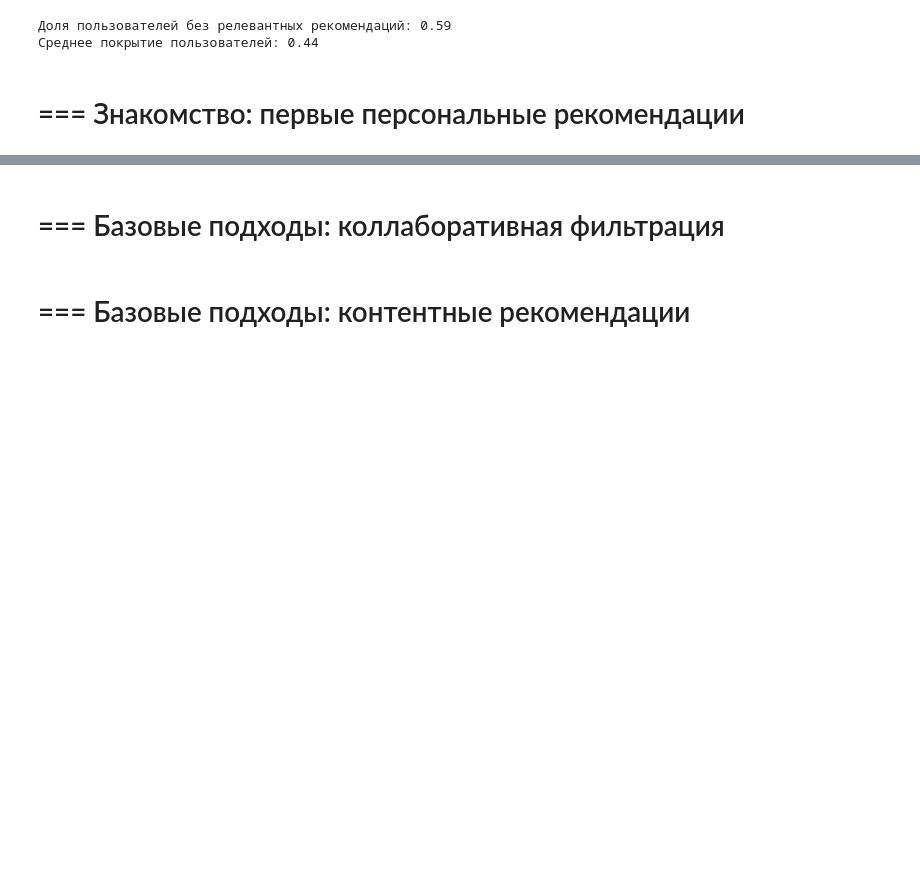
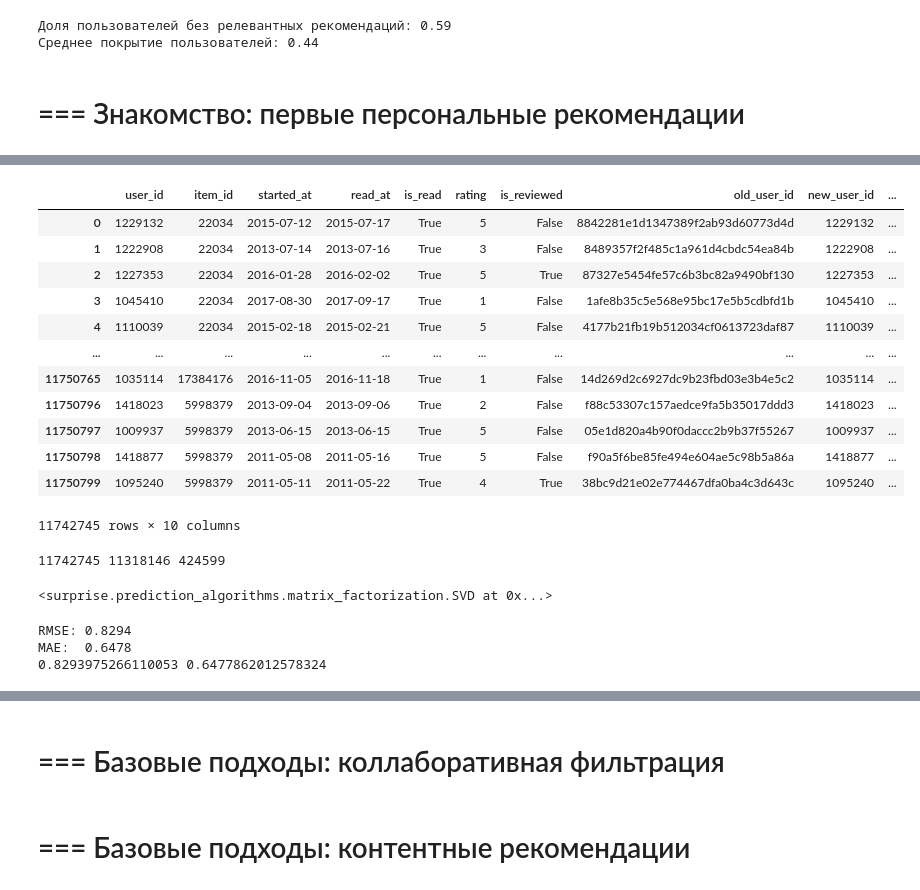
Before and after one commit to khromenko/mle-recsys-start, a Jupyter notebook: main_offline.ipynb, the cells around one changed output, grey strips where cells are left out. Saved outputs shown, nothing was run; the diff lists cells and outputs as text; code cells hidden in the pictures; blank space fills up the shorter version.

Commit message:
Урок 5/6. Матрица взаимодействий и первые персональные рекомендации - завершен

```diff
--- a/main_offline.ipynb
+++ b/main_offline.ipynb
@@ -220,0 +362,62 @@ print(f"Среднее покрытие пользователей: {cold_users_
+# %%
+user_counts = events.groupby('item_id').agg(item_user_count=('user_id', 'nunique'))
+events = events.merge(user_counts, on='item_id')
+
+n_users_limit = 4
+events = events.query('item_user_count >= @n_users_limit')
+events
+# %% [output]
+|  | user_id | item_id | started_at | read_at | is_read | rating | is_reviewed | old_user_id | new_user_id | ... |
+| 0 | 1229132 | 22034 | 2015-07-12 | 2015-07-17 | True | 5 | False | 8842281e1d1347389f2ab93d60773d4d | 1229132 | ... |
+| 1 | 1222908 | 22034 | 2013-07-14 | 2013-07-16 | True | 3 | False | 8489357f2f485c1a961d4cbdc54ea84b | 1222908 | ... |
+| 2 | 1227353 | 22034 | 2016-01-28 | 2016-02-02 | True | 5 | True | 87327e5454fe57c6b3bc82a9490bf130 | 1227353 | ... |
+| 3 | 1045410 | 22034 | 2017-08-30 | 2017-09-17 | True | 1 | False | 1afe8b35c5e568e95bc17e5b5cdbfd1b | 1045410 | ... |
+| 4 | 1110039 | 22034 | 2015-02-18 | 2015-02-21 | True | 5 | False | 4177b21fb19b512034cf0613723daf87 | 1110039 | ... |
+| ... | ... | ... | ... | ... | ... | ... | ... | ... | ... | ... |
+| 11750765 | 1035114 | 17384176 | 2016-11-05 | 2016-11-18 | True | 1 | False | 14d269d2c6927dc9b23fbd03e3b4e5c2 | 1035114 | ... |
+| 11750796 | 1418023 | 5998379 | 2013-09-04 | 2013-09-06 | True | 2 | False | f88c53307c157aedce9fa5b35017ddd3 | 1418023 | ... |
+| 11750797 | 1009937 | 5998379 | 2013-06-15 | 2013-06-15 | True | 5 | False | 05e1d820a4b90f0daccc2b9b37f55267 | 1009937 | ... |
+| 11750798 | 1418877 | 5998379 | 2011-05-08 | 2011-05-16 | True | 5 | False | f90a5f6be85fe494e604ae5c98b5a86a | 1418877 | ... |
+| 11750799 | 1095240 | 5998379 | 2011-05-11 | 2011-05-22 | True | 4 | True | 38bc9d21e02e774467dfa0ba4c3d643c | 1095240 | ... |
+11742745 rows × 10 columns
+# %%
+train_test_global_time_split_date = pd.to_datetime("2017-08-01").date()
+
+train_test_global_time_split_idx = events["started_at"] < train_test_global_time_split_date
+events_train = events[train_test_global_time_split_idx] # ваш код здесь #
+events_test = events[~train_test_global_time_split_idx]
+
+print(len(events), len(events_train), len(events_test))
+# %% [output]
+11742745 11318146 424599
+# %%
+from surprise import Dataset, Reader
+from surprise import SVD
+
+reader = Reader(rating_scale=(1, 5))
+surprise_train_set = Dataset.load_from_df(events_train[['user_id', 'item_id', 'rating']], reader)
+surprise_train_set = surprise_train_set.build_full_trainset()
+
+# инициализируем модель
+svd_model = SVD(n_factors=100, random_state=0)
+
+# обучаем модель
+svd_model.fit(surprise_train_set)
+# %% [output]
+<surprise.prediction_algorithms.matrix_factorization.SVD at 0x...>
+# %%
+from surprise import accuracy
+
+surprise_test_set = list(events_test[['user_id', 'item_id', 'rating']].itertuples(index=False))
+
+# получаем рекомендации для тестовой выборки
+svd_predictions = svd_model.test(surprise_test_set)
+
+rmse = accuracy.rmse(svd_predictions)
+mae = accuracy.mae(svd_predictions)
+
+print(rmse, mae)
+# %% [output]
+RMSE: 0.8294
+MAE:  0.6478
+0.8293975266110053 0.6477862012578324
```
Also changed, not shown: parts of 41 cells of this notebook.
